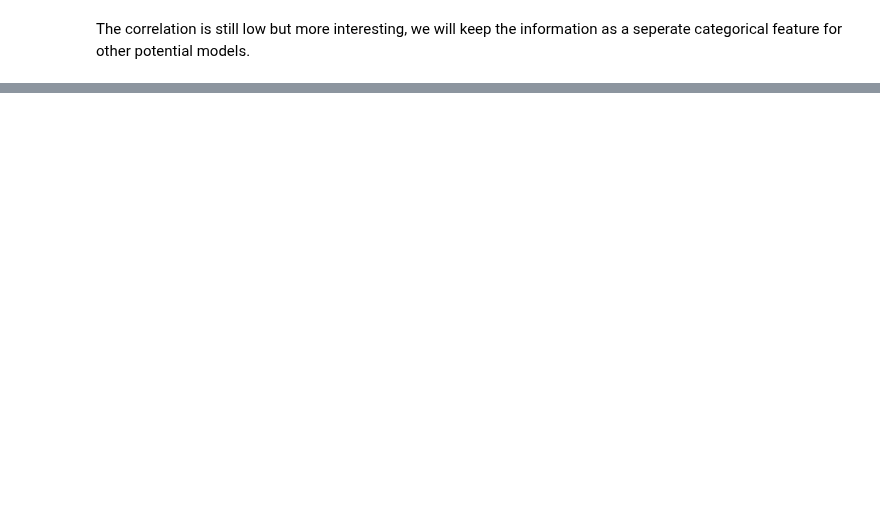
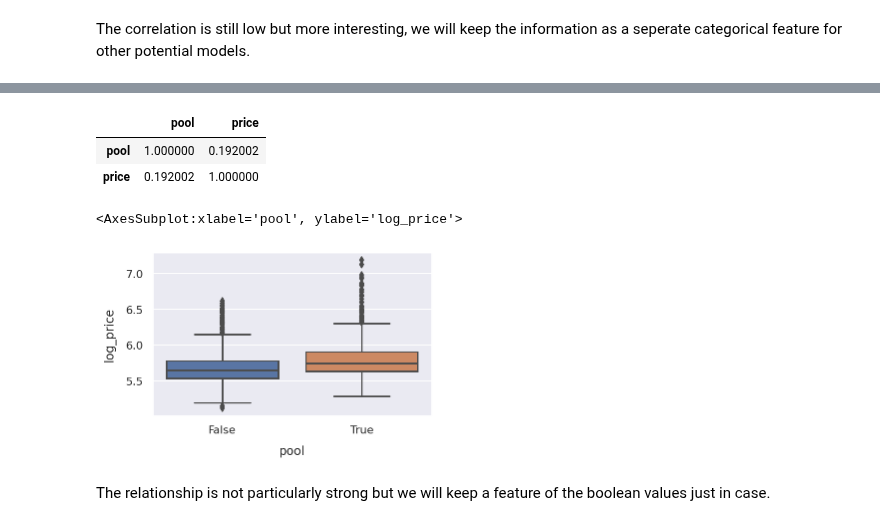
Before and after one commit to Jahnic/Data-Science, a Jupyter notebook: RealEstate/wrangle.ipynb, the cells around one changed output, grey strips where cells are left out. Cells and saved outputs as stored; diff of their text form; code cells hidden in the pictures; blank space fills up the shorter version.

```diff
--- a/RealEstate/wrangle.ipynb
+++ b/RealEstate/wrangle.ipynb
@@ -1121,0 +1175,17 @@ memory usage: 1.9+ MB
+# %%
+pool = df.pool.notnull()
+pool_and_price = pd.concat([pool, df.price], axis=1)
+pool_and_price.corr()
+# %% [output]
+|  | pool | price |
+| pool | 1.000000 | 0.192002 |
+| price | 0.192002 | 1.000000 |
+# %%
+plt.figure(figsize=(5,3))
+pool_and_price["log_price"] = pool_and_price.price.transform(np.log10)
+sns.boxplot(data=pool_and_price, x="pool", y="log_price")
+# %% [output]
+<AxesSubplot:xlabel='pool', ylabel='log_price'>
+[figure, added]
+# %% [markdown]
+The relationship is not particularly strong but we will keep a feature of the boolean values just in case.
```
Also changed, not shown: parts of 29 cells of this notebook.
